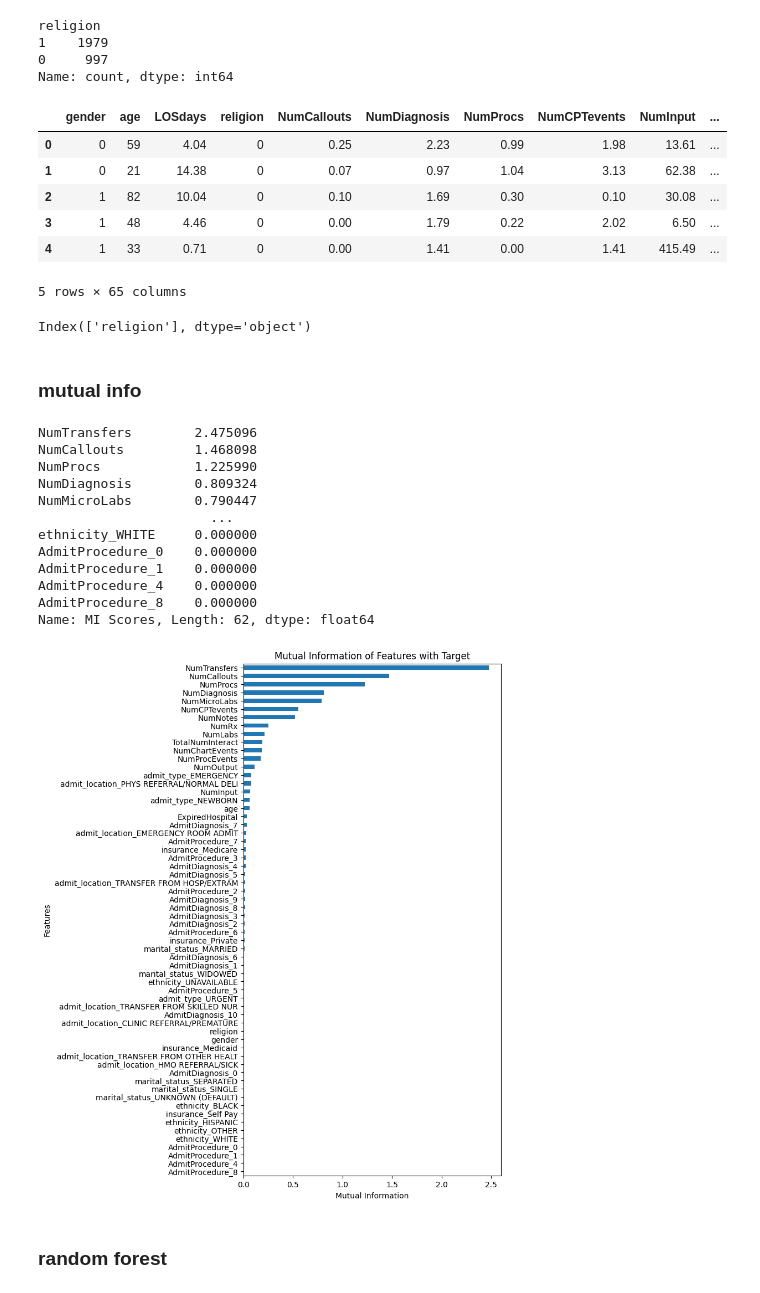
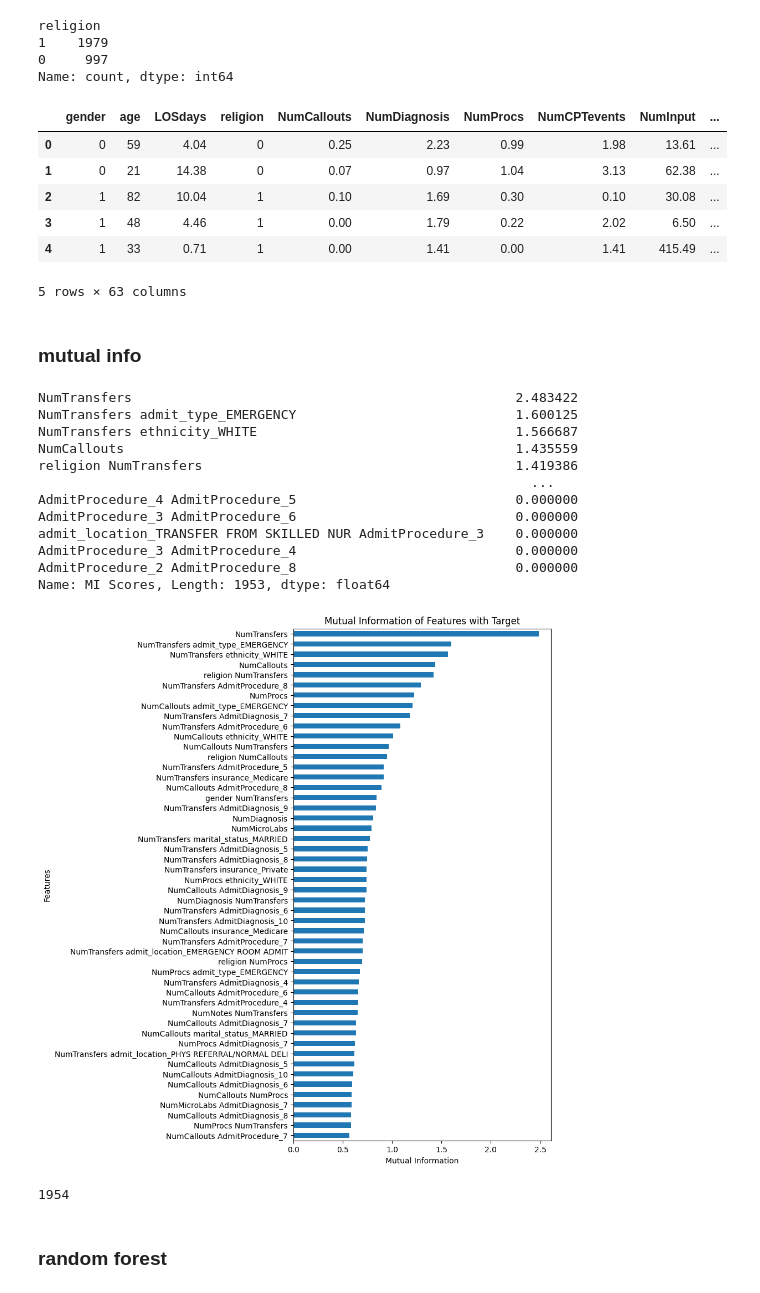
Before and after one commit to mairihallman/MAT-4376E-F24, a Jupyter notebook: 2-bayesian-data-analysis/feature-selection-q5.ipynb, the cells around one changed output. Saved outputs shown, nothing was run; the diff lists cells and outputs as text; code cells hidden in the pictures.

```diff
--- a/2-bayesian-data-analysis/feature-selection-q5.ipynb
+++ b/2-bayesian-data-analysis/feature-selection-q5.ipynb
@@ -160,15 +163,14 @@ df['gender'] = df['gender'].map({'M': 0, 'F': 1})
 # %%
 # One-hot encode low-cardinality columns
 #df_one_hot = pd.get_dummies(df[['gender', 'admit_type', 'admit_location','religion','insurance', 'marital_status','ethnicity',]], drop_first=True)
-df_one_hot = pd.get_dummies(df[['admit_type', 'admit_location','religion','insurance', 'marital_status','ethnicity']], drop_first=True).astype(int)
+df_one_hot = pd.get_dummies(df[['admit_type', 'admit_location','insurance', 'marital_status','ethnicity']], drop_first=True).astype(int)
 
 # Binary encode high-cardinality columns
 binary_encoder = ce.BinaryEncoder(cols=['AdmitDiagnosis', 'AdmitProcedure'], drop_invariant=True)
 df_binary = binary_encoder.fit_transform(df[['AdmitDiagnosis', 'AdmitProcedure']])
 
 # Select numeric columns
-df_numeric = df.select_dtypes(include=['float64', 'int64']).drop(['hadm_id'], axis=1)
-
+df_numeric = df.select_dtypes(include=['float64', 'int64'])
 # Concatenate everything
 df_concat = pd.concat([df_numeric, df_one_hot, df_binary], axis=1)
 df_concat.head()
@@ -176,9 +178,7 @@ df_concat.head()
 |  | gender | age | LOSdays | religion | NumCallouts | NumDiagnosis | NumProcs | NumCPTevents | NumInput | ... |
 | 0 | 0 | 59 | 4.04 | 0 | 0.25 | 2.23 | 0.99 | 1.98 | 13.61 | ... |
 | 1 | 0 | 21 | 14.38 | 0 | 0.07 | 0.97 | 1.04 | 3.13 | 62.38 | ... |
-| 2 | 1 | 82 | 10.04 | 0 | 0.10 | 1.69 | 0.30 | 0.10 | 30.08 | ... |
-| 3 | 1 | 48 | 4.46 | 0 | 0.00 | 1.79 | 0.22 | 2.02 | 6.50 | ... |
-| 4 | 1 | 33 | 0.71 | 0 | 0.00 | 1.41 | 0.00 | 1.41 | 415.49 | ... |
+| 2 | 1 | 82 | 10.04 | 1 | 0.10 | 1.69 | 0.30 | 0.10 | 30.08 | ... |
+| 3 | 1 | 48 | 4.46 | 1 | 0.00 | 1.79 | 0.22 | 2.02 | 6.50 | ... |
+| 4 | 1 | 33 | 0.71 | 1 | 0.00 | 1.41 | 0.00 | 1.41 | 415.49 | ... |
-5 rows × 65 columns
+5 rows × 63 columns
-# %%
-df_concat = df_concat.drop(columns=['LOSgroupNum'])
@@ -185,18 +187,28 @@ df_concat = df_concat.drop(columns=['LOSgroupNum'])
 # %%
-df_concat.columns[df_concat.columns.duplicated()]
+# df_concat.columns[df_concat.columns.duplicated()]
-# %% [output]
-Index(['religion'], dtype='object')
 # %%
 df_concat = df_concat.loc[:, ~df_concat.columns.duplicated()]
+# %%
+poly = PolynomialFeatures(degree=2, interaction_only=True, include_bias=False)
+interaction_terms = poly.fit_transform(df_concat)
+
+X_pre = df_concat.drop(columns=['LOSdays']) # Replace with your actual variables
+y_pre = df_concat['LOSdays']
+
+poly = PolynomialFeatures(degree=2, interaction_only=True, include_bias=False)
+X_interactions = poly.fit_transform(X_pre)
+
+df_interactions = pd.DataFrame(X_interactions, columns=poly.get_feature_names_out(X_pre.columns))
+df_interactions['LOSdays'] = y_pre
 # %% [markdown]
 ### mutual info
 # %%
-X = df_concat.drop(columns=['LOSdays']) # Replace with your actual variables
+X = df_interactions.drop(columns=['LOSdays']) # Replace with your actual variables
 X = X.applymap(lambda x: int(x) if isinstance(x, bool) else x)
 X = X.apply(pd.to_numeric, errors='coerce')
 X = X.replace([np.inf, -np.inf], np.nan)
 discrete_features = X.dtypes == int
-y = df_concat['LOSdays']
+y = df_interactions['LOSdays']
 
 from sklearn.feature_selection import mutual_info_regression
 
@@ -209,28 +221,32 @@ def make_mi_scores(X, y, discrete_features):
 mi_scores = make_mi_scores(X, y, discrete_features)
 mi_scores # show a few features with their MI scores
 # %% [output]
-NumTransfers        2.475096
-NumCallouts         1.468098
-NumProcs            1.225990
-NumDiagnosis        0.809324
-NumMicroLabs        0.790447
-                      ...
-ethnicity_WHITE     0.000000
-AdmitProcedure_0    0.000000
-AdmitProcedure_1    0.000000
-AdmitProcedure_4    0.000000
-AdmitProcedure_8    0.000000
-Name: MI Scores, Length: 62, dtype: float64
+NumTransfers                                                 2.483422
+NumTransfers admit_type_EMERGENCY                            1.600125
+NumTransfers ethnicity_WHITE                                 1.566687
+NumCallouts                                                  1.435559
+religion NumTransfers                                        1.419386
+                                                               ...
+AdmitProcedure_4 AdmitProcedure_5                            0.000000
+AdmitProcedure_3 AdmitProcedure_6                            0.000000
+admit_location_TRANSFER FROM SKILLED NUR AdmitProcedure_3    0.000000
+AdmitProcedure_3 AdmitProcedure_4                            0.000000
+AdmitProcedure_2 AdmitProcedure_8                            0.000000
+Name: MI Scores, Length: 1953, dtype: float64
 # %%
 plt.figure(figsize=(6, 12))  # Adjust size as needed
-mi_scores.plot(kind='barh')
+mi_scores.head(50).plot(kind='barh')
 plt.title('Mutual Information of Features with Target')
 plt.xlabel('Mutual Information')
 plt.ylabel('Features')
 plt.gca().invert_yaxis()  # Invert y-axis to have the highest MI scores at the top
 plt.show()
 # %% [output]
-[figure, old version]
+[figure, new version]
+# %%
+df_interactions.shape[1]
+# %% [output]
+1954
 # %% [markdown]
 ### random forest
 # %%
```
Also changed, not shown: parts of 14 cells of this notebook, 8 other files.
